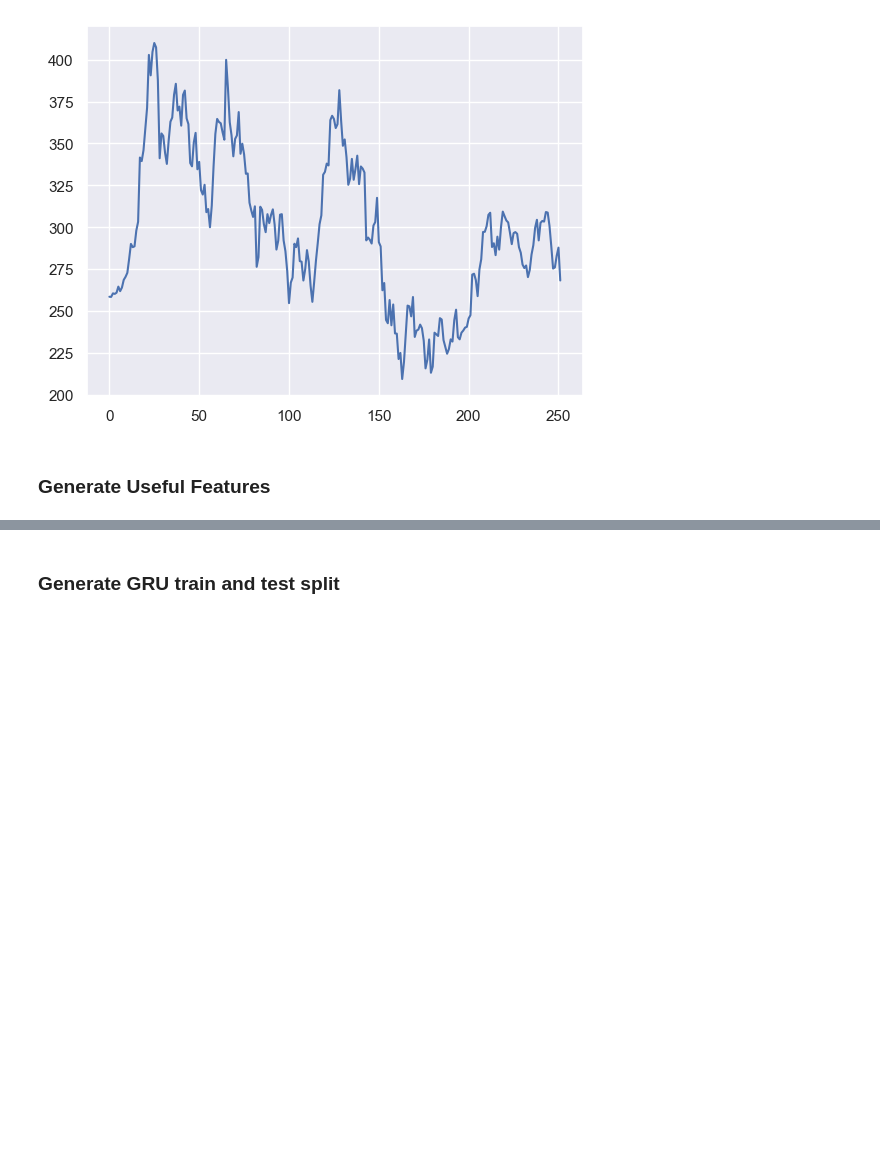
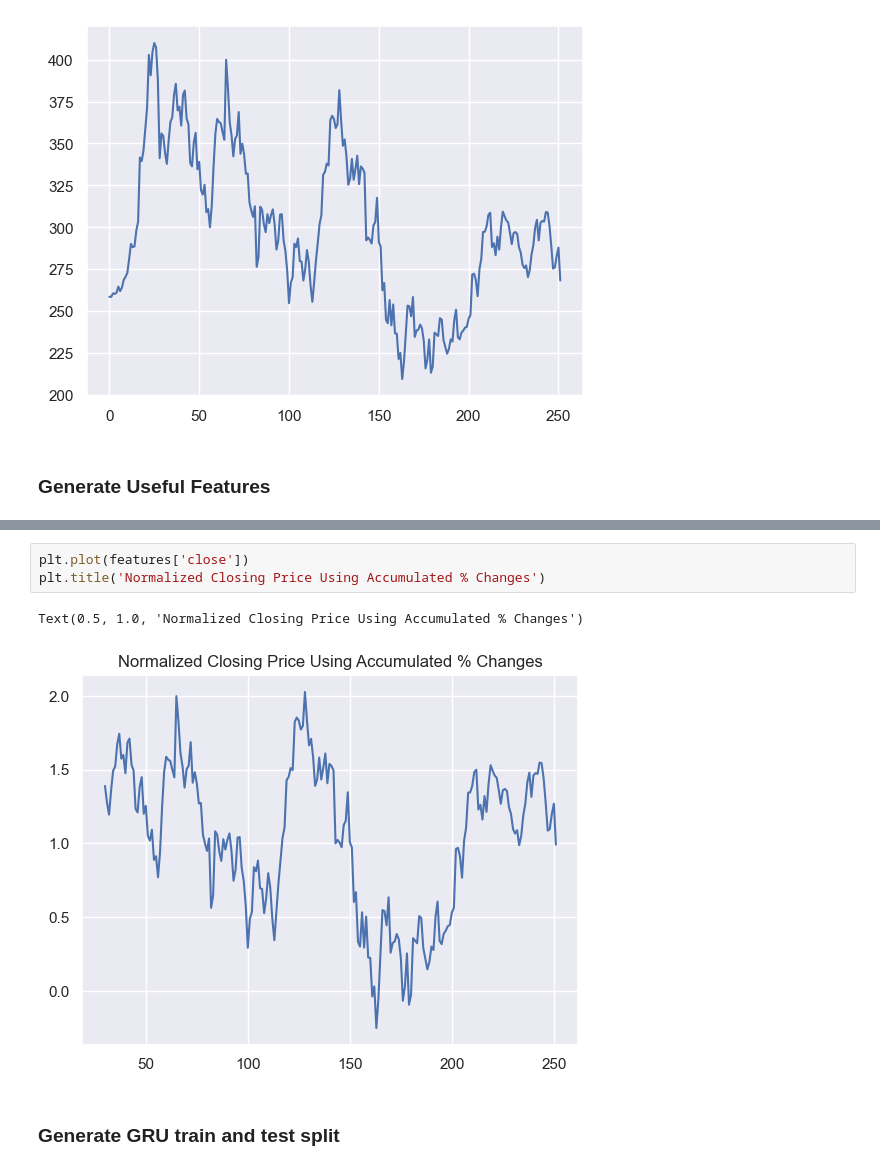
Before and after one commit to cwphung/stocks_with_feelings, a Jupyter notebook: numerical/GRU_model/GRU_forecast out2.ipynb, the cells around one changed output, grey strips where cells are left out. Saved outputs shown, nothing was run; the diff lists cells and outputs as text; blank space fills up the shorter version.

```diff
--- a/numerical/GRU_model/GRU_forecast out2.ipynb
+++ b/numerical/GRU_model/GRU_forecast out2.ipynb
@@ -65,3 +65,9 @@ features.head()
+# %%
+plt.plot(features['close'])
+plt.title('Normalized Closing Price Using Accumulated % Changes')
+# %% [output]
+Text(0.5, 1.0, 'Normalized Closing Price Using Accumulated % Changes')
+[figure, added]
 # %% [markdown]
 ### Generate GRU train and test split
 # %%
```
Also changed, not shown: parts of 15 cells of this notebook, 6 other files.
